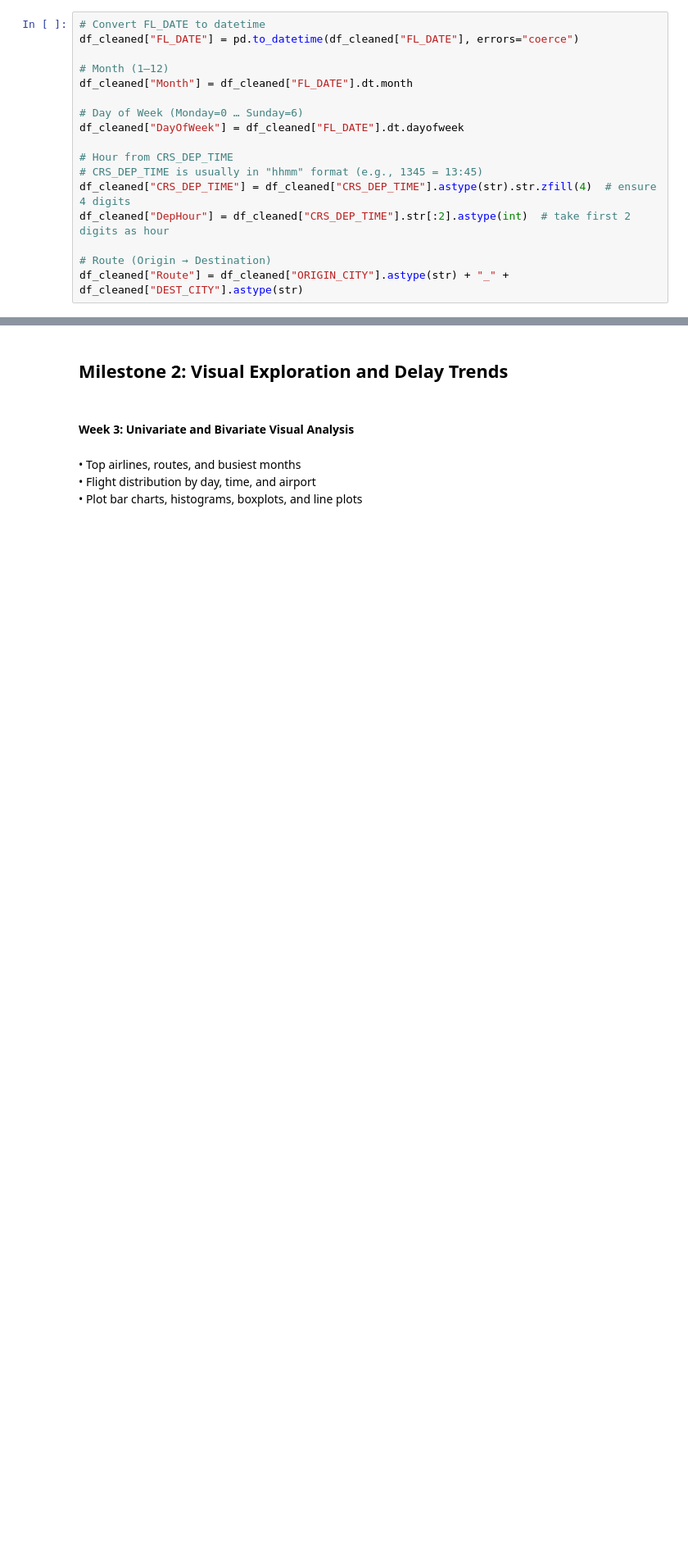
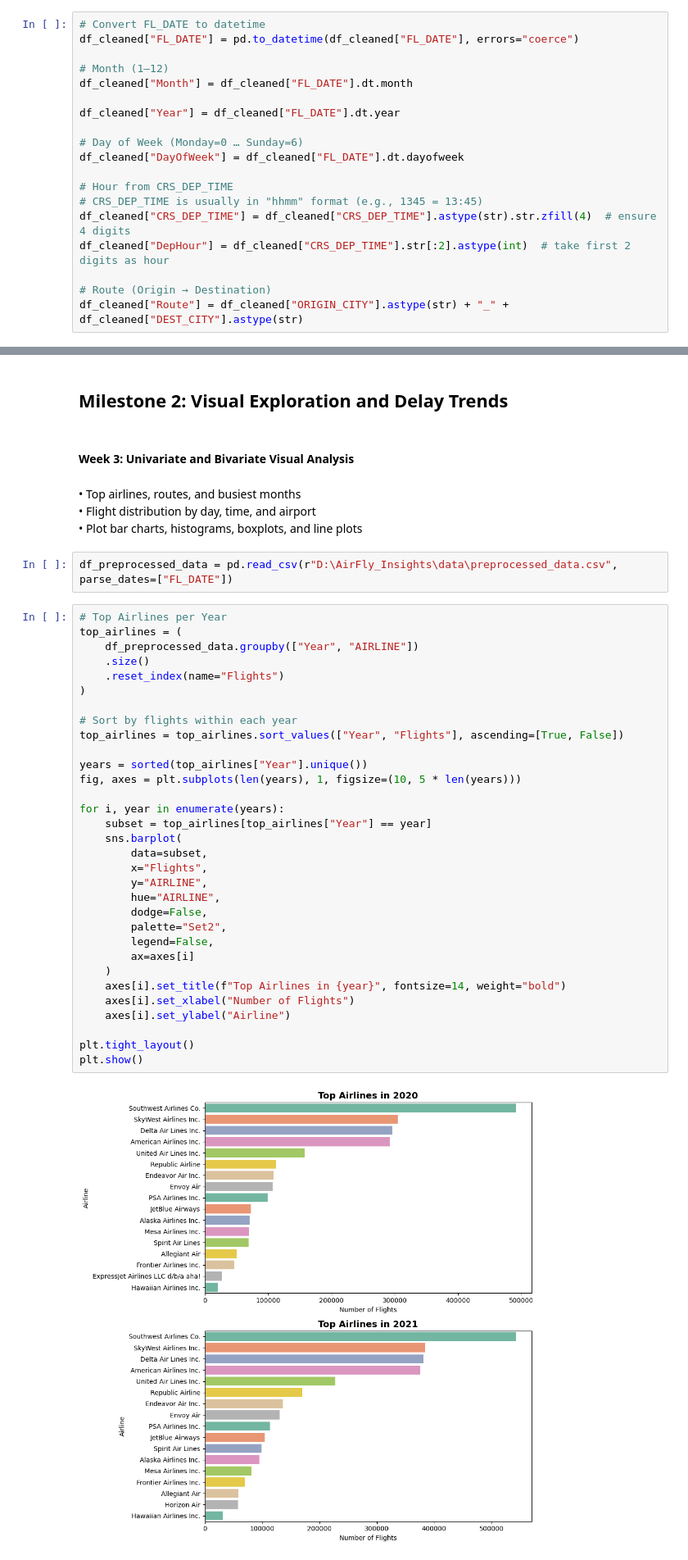
Before and after one commit to ShwetaGurram/DV-AirFly-Insights-ShwetaGurram, a Jupyter notebook: AirFly_Insights.ipynb, the cells around one changed output, grey strips where cells are left out. Shown at 82% size. Drawn from its saved outputs; the diff is of its cells as text; blank space fills up the shorter version.

Commit message:
Univariate and Bivariate Visual Analysis completed

```diff
--- a/AirFly_Insights.ipynb
+++ b/AirFly_Insights.ipynb
@@ -321,6 +323,8 @@ df_cleaned["FL_DATE"] = pd.to_datetime(df_cleaned["FL_DATE"], errors="coerce")
 
 # Month (1–12)
 df_cleaned["Month"] = df_cleaned["FL_DATE"].dt.month
+
+df_cleaned["Year"] = df_cleaned["FL_DATE"].dt.year
 
 # Day of Week (Monday=0 … Sunday=6)
 df_cleaned["DayOfWeek"] = df_cleaned["FL_DATE"].dt.dayofweek
@@ -434,3 +427,39 @@ df_cleaned.to_csv(r"D:\AirFly_Insights\data\preprocessed_data.csv", index=False)
 • Top airlines, routes, and busiest months <br>
 • Flight distribution by day, time, and airport <br>
 • Plot bar charts, histograms, boxplots, and line plots
+# %%
+df_preprocessed_data = pd.read_csv(r"D:\AirFly_Insights\data\preprocessed_data.csv", parse_dates=["FL_DATE"])
+# %%
+# Top Airlines per Year
+top_airlines = (
+    df_preprocessed_data.groupby(["Year", "AIRLINE"])
+    .size()
+    .reset_index(name="Flights")
+)
+
+# Sort by flights within each year
+top_airlines = top_airlines.sort_values(["Year", "Flights"], ascending=[True, False])
+
+years = sorted(top_airlines["Year"].unique())
+fig, axes = plt.subplots(len(years), 1, figsize=(10, 5 * len(years)))
+
+for i, year in enumerate(years):
+    subset = top_airlines[top_airlines["Year"] == year]
+    sns.barplot(
+        data=subset,
+        x="Flights",
+        y="AIRLINE",
+        hue="AIRLINE",
+        dodge=False,
+        palette="Set2",
+        legend=False,
+        ax=axes[i]
+    )
+    axes[i].set_title(f"Top Airlines in {year}", fontsize=14, weight="bold")
+    axes[i].set_xlabel("Number of Flights")
+    axes[i].set_ylabel("Airline")
+
+plt.tight_layout()
+plt.show()
+# %% [output]
+[figure, added]
```
Also changed, not shown: parts of 15 cells of this notebook.
